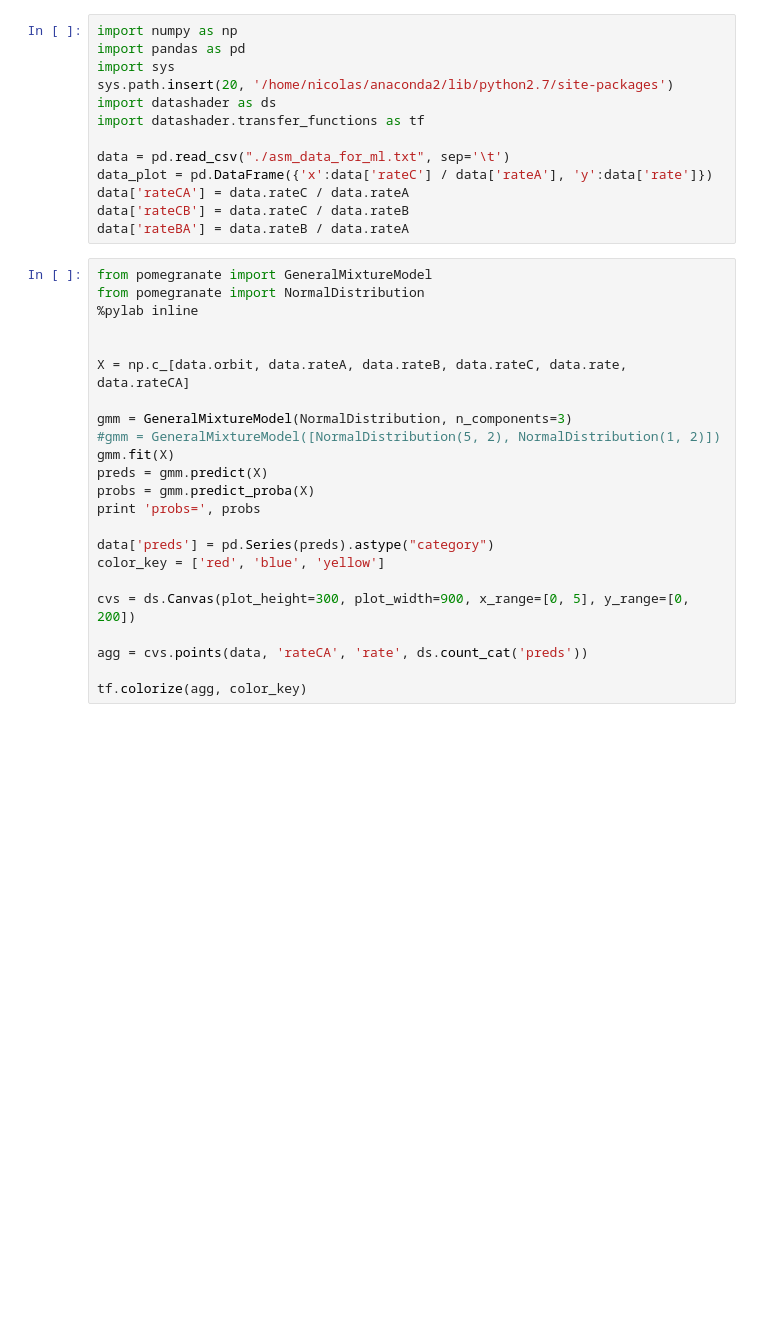
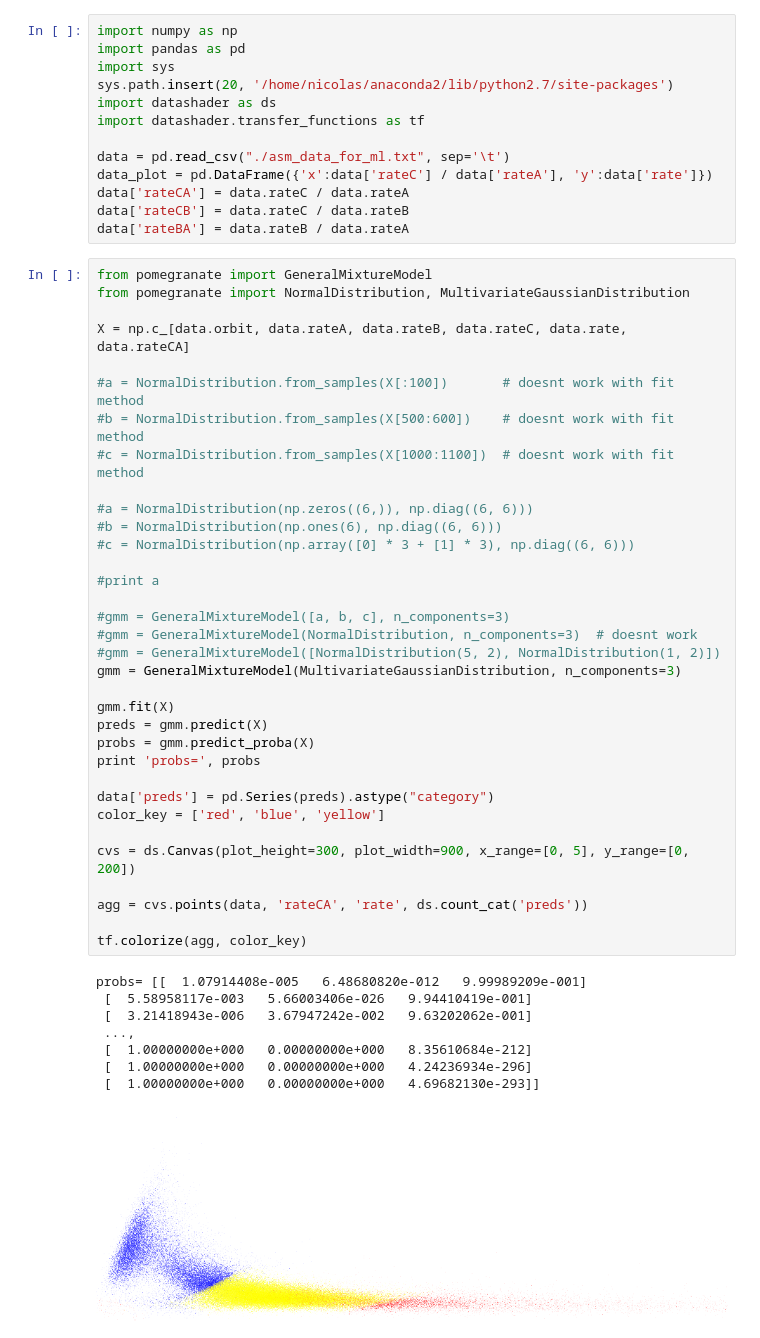
Before and after one commit to ngoix/cyg-x1, a Jupyter notebook: asm_data_pomegranate.ipynb, the cells around one changed output. Saved outputs shown, nothing was run; the diff lists cells and outputs as text; blank space fills up the shorter version.

```diff
--- a/asm_data_pomegranate.ipynb
+++ b/asm_data_pomegranate.ipynb
@@ -13,24 +13,44 @@ data['rateCB'] = data.rateC / data.rateB
 data['rateBA'] = data.rateB / data.rateA
 # %%
 from pomegranate import GeneralMixtureModel
-from pomegranate import NormalDistribution
-%pylab inline
-
+from pomegranate import NormalDistribution, MultivariateGaussianDistribution
 
 X = np.c_[data.orbit, data.rateA, data.rateB, data.rateC, data.rate, data.rateCA]
 
-gmm = GeneralMixtureModel(NormalDistribution, n_components=3)
+#a = NormalDistribution.from_samples(X[:100])       # doesnt work with fit method
+#b = NormalDistribution.from_samples(X[500:600])    # doesnt work with fit method
+#c = NormalDistribution.from_samples(X[1000:1100])  # doesnt work with fit method
+
+#a = NormalDistribution(np.zeros((6,)), np.diag((6, 6)))
+#b = NormalDistribution(np.ones(6), np.diag((6, 6)))
+#c = NormalDistribution(np.array([0] * 3 + [1] * 3), np.diag((6, 6)))
+
+#print a
+
+#gmm = GeneralMixtureModel([a, b, c], n_components=3)
+#gmm = GeneralMixtureModel(NormalDistribution, n_components=3)  # doesnt work
 #gmm = GeneralMixtureModel([NormalDistribution(5, 2), NormalDistribution(1, 2)])
+gmm = GeneralMixtureModel(MultivariateGaussianDistribution, n_components=3)
+
 gmm.fit(X)
 preds = gmm.predict(X)
 probs = gmm.predict_proba(X)
 print 'probs=', probs
 
 data['preds'] = pd.Series(preds).astype("category")
 color_key = ['red', 'blue', 'yellow']
 
 cvs = ds.Canvas(plot_height=300, plot_width=900, x_range=[0, 5], y_range=[0, 200])
 
 agg = cvs.points(data, 'rateCA', 'rate', ds.count_cat('preds'))
 
 tf.colorize(agg, color_key)
+# %% [output]
+probs= [[  1.07914408e-005   6.48680820e-012   9.99989209e-001]
+ [  5.58958117e-003   5.66003406e-026   9.94410419e-001]
+ [  3.21418943e-006   3.67947242e-002   9.63202062e-001]
+ ...,
+ [  1.00000000e+000   0.00000000e+000   8.35610684e-212]
+ [  1.00000000e+000   0.00000000e+000   4.24236934e-296]
+ [  1.00000000e+000   0.00000000e+000   4.69682130e-293]]
+[figure, added]
```
Also changed, not shown: parts of 6 cells of this notebook, 5 other files.
